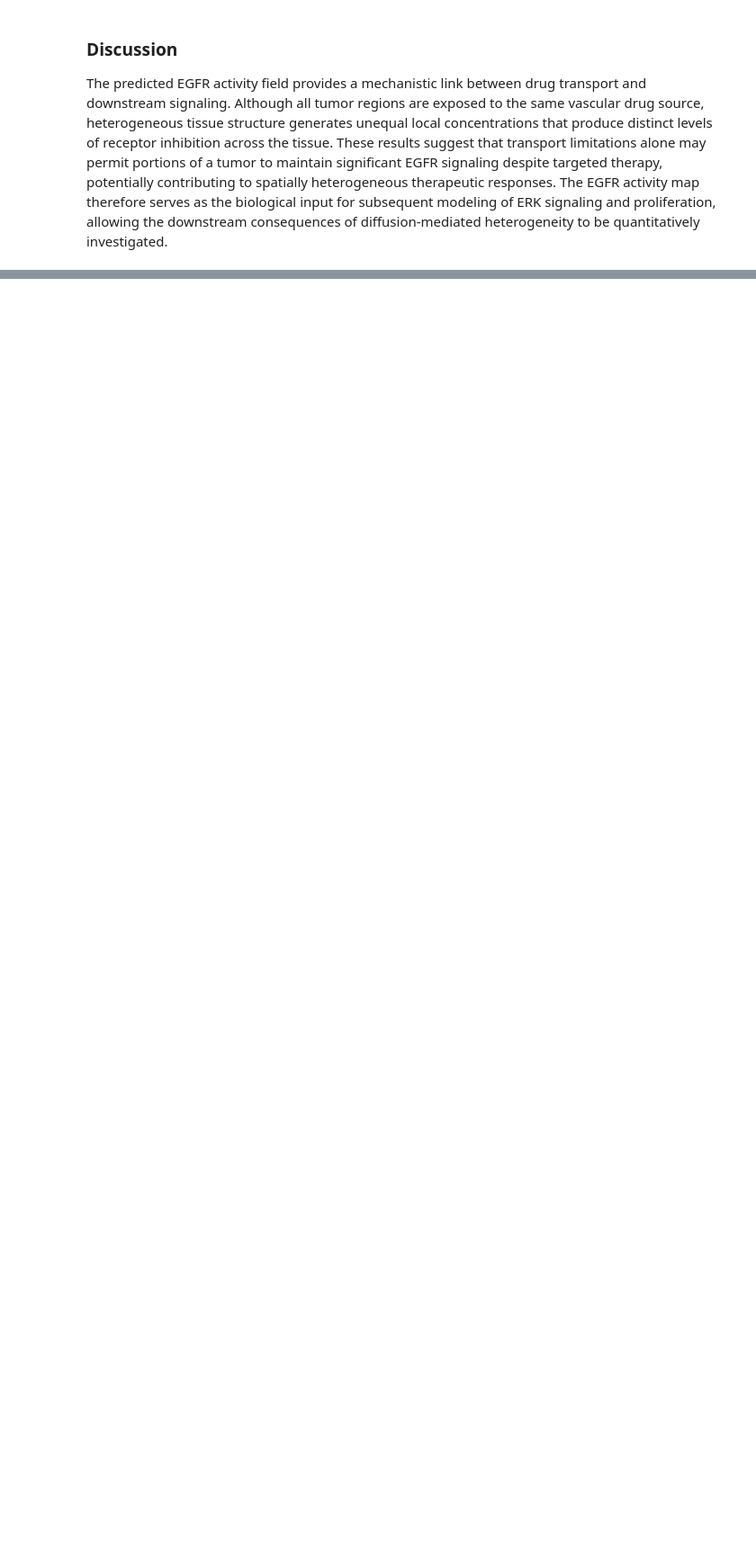
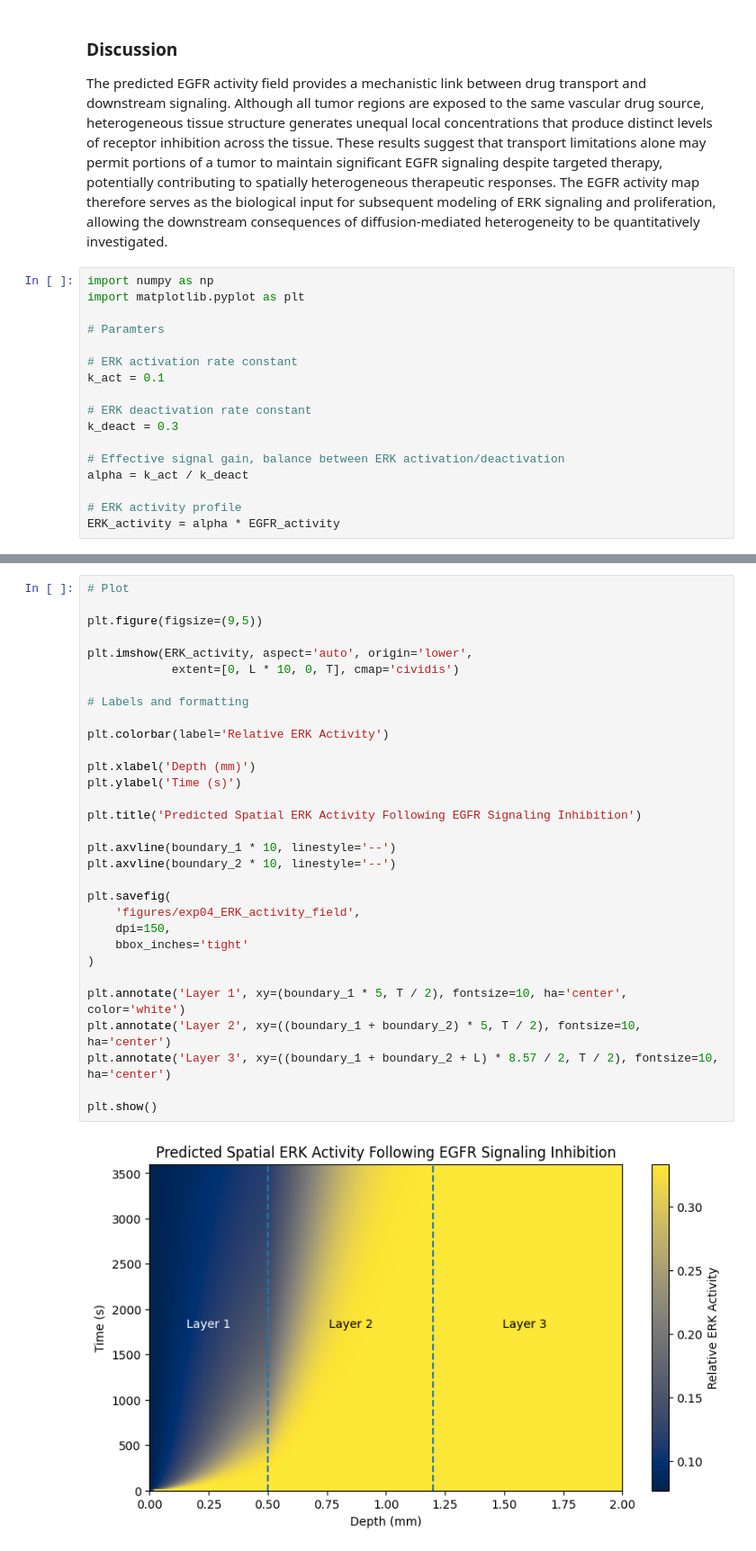
Before and after one commit to abhirym/Drug-Diffusion-Project, a Jupyter notebook: exp04_spatial_signaling_and_proliferation.ipynb, the cells around one changed output, grey strips where cells are left out. Shown at 90% size. Cells and saved outputs as stored; diff of their text form; blank space fills up the shorter version.

Commit message:
Finished figure 4C, started 4D

```diff
--- a/exp04_spatial_signaling_and_proliferation.ipynb
+++ b/exp04_spatial_signaling_and_proliferation.ipynb
@@ -206,3 +207,20 @@ The results demonstrate that spatial variability in drug exposure directly gener
 ### Discussion
 
 The predicted EGFR activity field provides a mechanistic link between drug transport and downstream signaling. Although all tumor regions are exposed to the same vascular drug source, heterogeneous tissue structure generates unequal local concentrations that produce distinct levels of receptor inhibition across the tissue. These results suggest that transport limitations alone may permit portions of a tumor to maintain significant EGFR signaling despite targeted therapy, potentially contributing to spatially heterogeneous therapeutic responses. The EGFR activity map therefore serves as the biological input for subsequent modeling of ERK signaling and proliferation, allowing the downstream consequences of diffusion-mediated heterogeneity to be quantitatively investigated.
+# %%
+import numpy as np
+import matplotlib.pyplot as plt
+
+# Paramters
+
+# ERK activation rate constant
+k_act = 0.1
+
+# ERK deactivation rate constant
+k_deact = 0.3
+
+# Effective signal gain, balance between ERK activation/deactivation
+alpha = k_act / k_deact
+
+# ERK activity profile
+ERK_activity = alpha * EGFR_activity
@@ -208,0 +243,33 @@ The predicted EGFR activity field provides a mechanistic link between drug trans
+# %%
+# Plot
+
+plt.figure(figsize=(9,5))
+
+plt.imshow(ERK_activity, aspect='auto', origin='lower',
+            extent=[0, L * 10, 0, T], cmap='cividis')
+
+# Labels and formatting
+
+plt.colorbar(label='Relative ERK Activity')
+
+plt.xlabel('Depth (mm)')
+plt.ylabel('Time (s)')
+
+plt.title('Predicted Spatial ERK Activity Following EGFR Signaling Inhibition')
+
+plt.axvline(boundary_1 * 10, linestyle='--')
+plt.axvline(boundary_2 * 10, linestyle='--')
+
+plt.savefig(
+    'figures/exp04_ERK_activity_field',
+    dpi=150,
+    bbox_inches='tight'
+)
+
+plt.annotate('Layer 1', xy=(boundary_1 * 5, T / 2), fontsize=10, ha='center', color='white')
+plt.annotate('Layer 2', xy=((boundary_1 + boundary_2) * 5, T / 2), fontsize=10, ha='center')
+plt.annotate('Layer 3', xy=((boundary_1 + boundary_2 + L) * 8.57 / 2, T / 2), fontsize=10, ha='center')
+
+plt.show()
+# %% [output]
+[figure, added]
```
Also changed, not shown: parts of 7 cells of this notebook, 1 other file.
